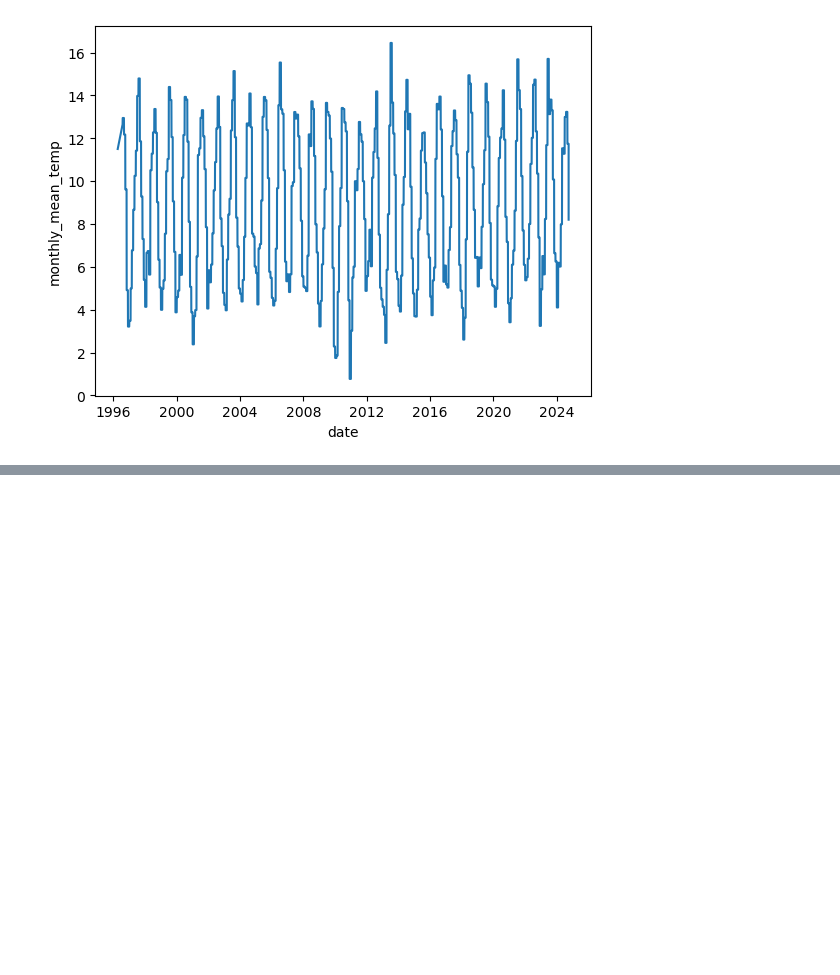
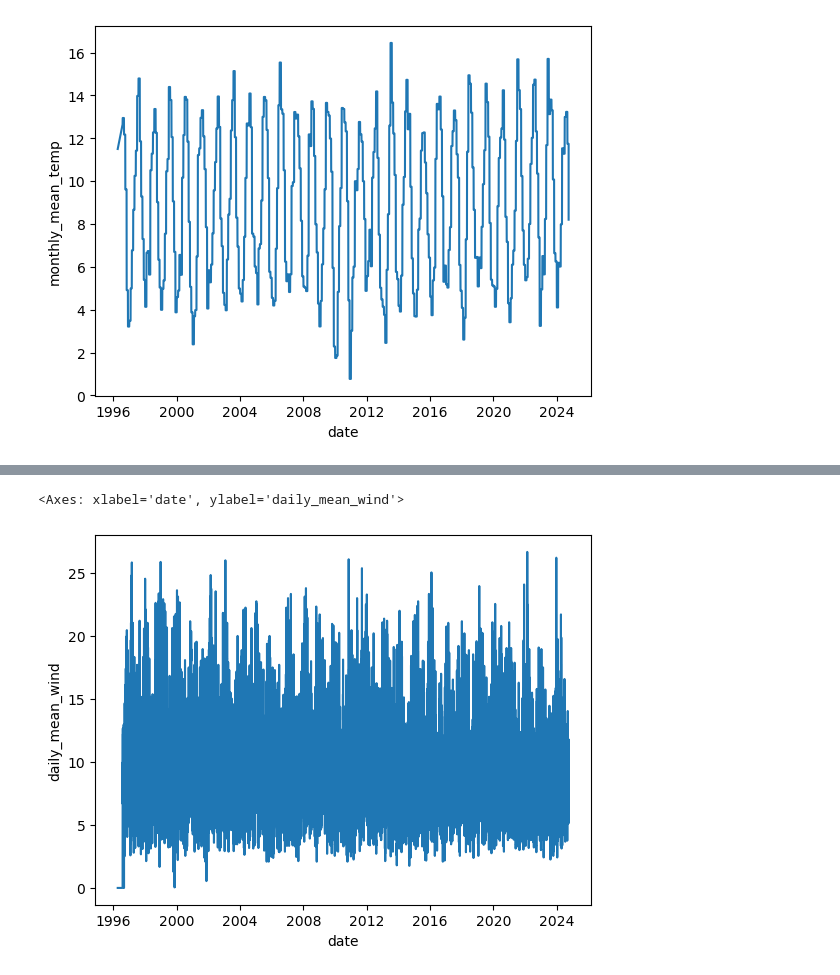
Before and after one commit to FatimaBOliveira/Programming-for-data-analytics, a Jupyter notebook: Assignments/assignment_6_Weather.ipynb, the cells around one changed output, grey strips where cells are left out. Saved outputs shown, nothing was run; the diff lists cells and outputs as text; code cells hidden in the pictures; blank space fills up the shorter version.

```diff
--- a/Assignments/assignment_6_Weather.ipynb
+++ b/Assignments/assignment_6_Weather.ipynb
@@ -134,0 +147,7 @@ sns.lineplot(data=df, x="date", y="monthly_mean_temp")
+# %%
+# Calculate the daily wind speed mean.
+daily_mean_wind = df.groupby(days)["wdsp"].transform("mean")
+
+# Create a new column and check
+df["daily_mean_wind"] = daily_mean_wind
+df.head(3)
@@ -134,0 +160,5 @@ sns.lineplot(data=df, x="date", y="monthly_mean_temp")
+# %%
+sns.lineplot(data=df, x="date", y="daily_mean_wind")
+# %% [output]
+<Axes: xlabel='date', ylabel='daily_mean_wind'>
+[figure, added]
```
Also changed, not shown: parts of 11 cells of this notebook.
